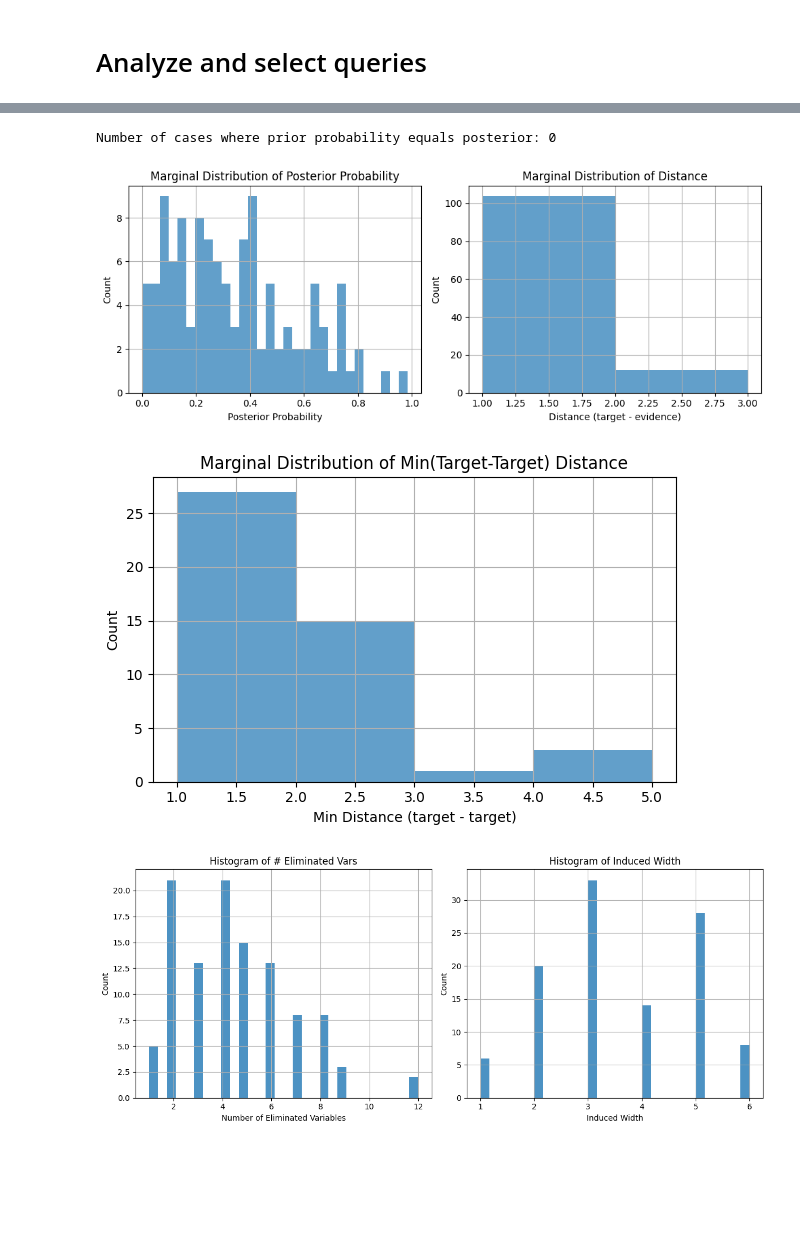
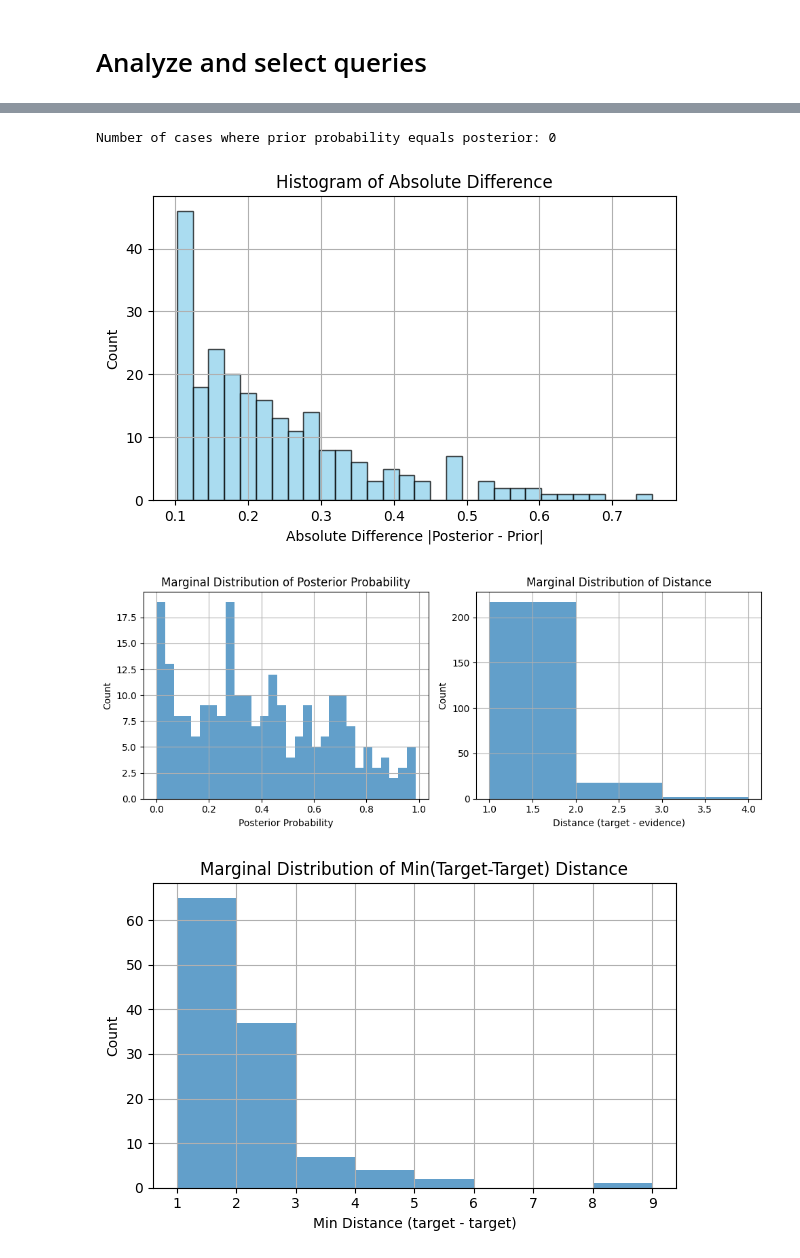
Before and after one commit to ferjorosa/probabilistic-reasoning-llms, a Jupyter notebook: notebooks/discrete_experiments/queries.ipynb, the cells around one changed output, grey strips where cells are left out. Saved outputs shown, nothing was run; the diff lists cells and outputs as text; code cells hidden in the pictures; blank space fills up the shorter version.

```diff
--- a/notebooks/discrete_experiments/queries.ipynb
+++ b/notebooks/discrete_experiments/queries.ipynb
@@ -14,11 +14,11 @@ repo_root = Path(".").resolve().parents[1]
 sys.path.append(str(repo_root / 'src'))
 
 # Load all_bayesian_networks from disk
-with open("all_bayesian_networks.pkl", "rb") as f:
+with open("bns.pkl", "rb") as f:
     all_bayesian_networks = pickle.load(f)
 
 # Load df from CSV
-df = pd.read_csv("bayesian_networks_metadata.csv")
+df = pd.read_csv("bns_metadata.csv")
 # %%
 # For each Bayesian network, generate n queries using generate_queries, run them, and collect results
 from experiments.query_generation import generate_queries
@@ -37,7 +37,7 @@ for idx, bn_dict in enumerate(all_bayesian_networks):
     # Generate queries for this BN
     queries = generate_queries(
         bn,
-        num_queries=20,
+        num_queries=30,
         query_node_counts=(1, 2),
         evidence_counts=(1, 2),
         #distance_buckets=[(1, 1), (2, 3), (1, 3)],
@@ -209,6 +209,16 @@ plt.show()
 # %%
 equal_cases = (full_df["prior_probability"] == full_df["probability"]).sum()
 print(f"Number of cases where prior probability equals posterior: {equal_cases}")
+
+plt.figure(figsize=(6, 4))
+plt.hist(abs_diff, bins=30, alpha=0.7, color='skyblue', edgecolor='black')
+plt.xlabel("Absolute Difference |Posterior - Prior|")
+plt.ylabel("Count")
+plt.title("Histogram of Absolute Difference")
+plt.grid(True)
+plt.tight_layout()
+plt.show()
+
 
 # Plot the marginal distribution of probability
 plt.figure(figsize=(10, 4))
@@ -271,33 +281,33 @@ if "induced_width" in full_df.columns:
     plt.ylabel("Count")
     plt.title("Histogram of Induced Width")
     plt.grid(True)
 else:
     print("Column 'induced_width' not found.")
 
 plt.tight_layout()
 plt.show()
 
 # Show induced width and num eliminated variables wrt achieved treewidth and number of nodes
 # Achieved treewidth = induced_width (assume this)
 fig, axes = plt.subplots(1, 2, figsize=(12, 5))
 
 if all(col in full_df.columns for col in ['induced_width', 'num_eliminated']):
     axes[0].scatter(full_df["induced_width"].astype(float), full_df["num_eliminated"].astype(float), alpha=0.6)
     axes[0].set_xlabel("Achieved Treewidth (Induced Width)")
     axes[0].set_ylabel("Number of Eliminated Variables")
     axes[0].set_title("Eliminated Vars vs Induced Width")
     axes[0].grid(True)
     axes[1].scatter(full_df["num_nodes"].astype(float), full_df["induced_width"].astype(float), alpha=0.6)
     axes[1].set_xlabel("Number of Nodes (Reduced)")
     axes[1].set_ylabel("Induced Width")
     axes[1].set_title("Induced Width vs Number of Nodes")
     axes[1].grid(True)
     plt.tight_layout()
     plt.show()
 else:
     print("Columns 'induced_width', 'num_eliminated_vars', or 'reduced_num_vars' not found in full_df.")
 # %% [output]
 Number of cases where prior probability equals posterior: 0
-[figure, old version]
+[figure, new version]
-[figure, old version]
+[figure, new version]
-[figure, old version]
+[figure, new version]
```
Also changed, not shown: parts of 5 cells of this notebook, 3 other files.
